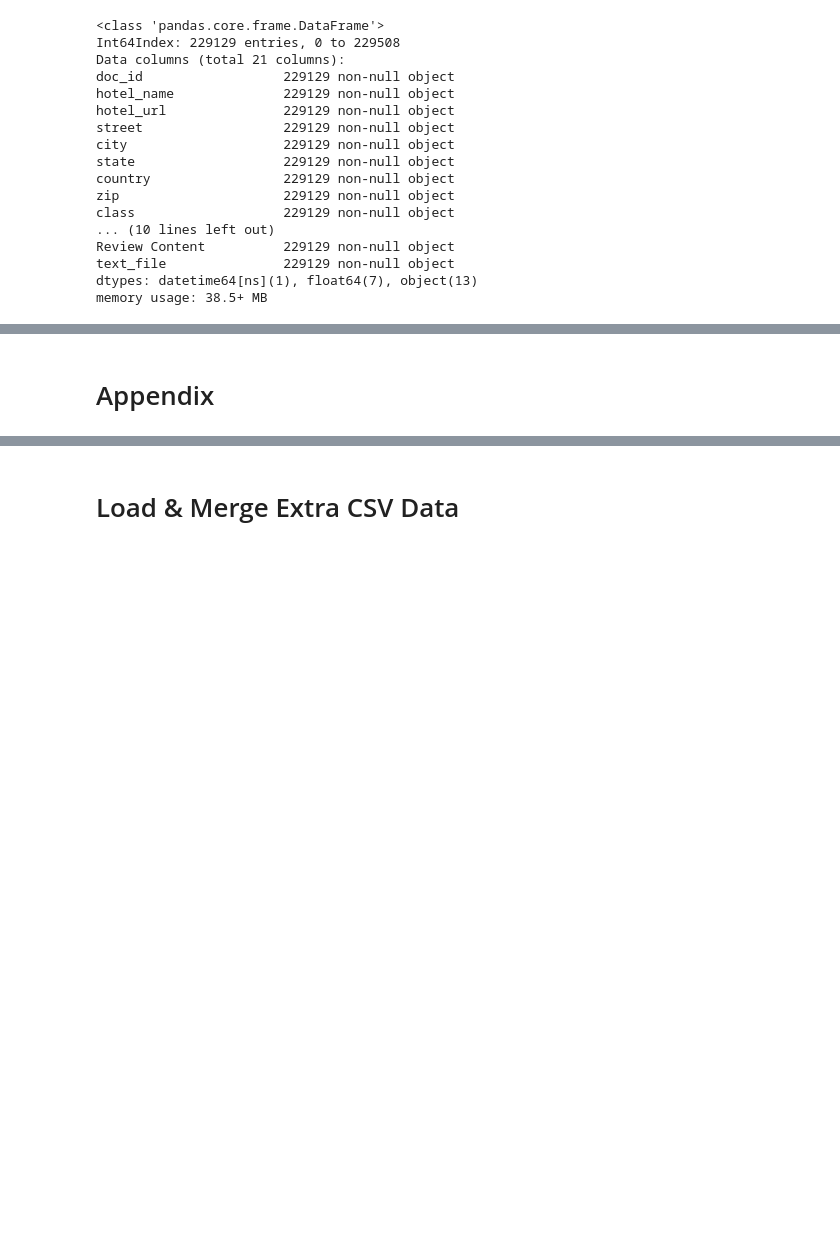
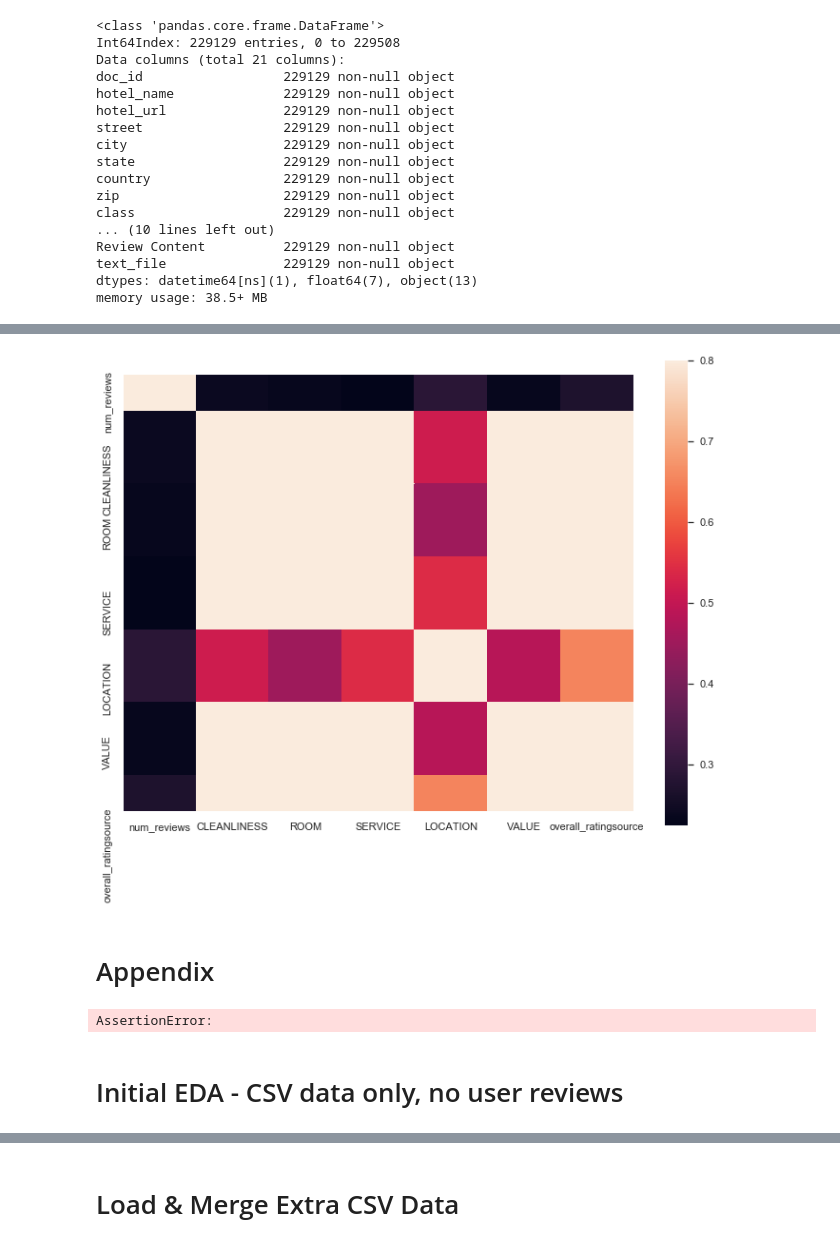
Before and after one commit to chelseanbr/between-the-lines, a Jupyter notebook: notebooks/second_nb_eda_modeling.ipynb, the cells around one changed output, grey strips where cells are left out. Cells and saved outputs as stored; diff of their text form; code cells hidden in the pictures; blank space fills up the shorter version.

```diff
--- a/notebooks/second_nb_eda_modeling.ipynb
+++ b/notebooks/second_nb_eda_modeling.ipynb
@@ -808,2 +818,13 @@ df_all_cities_cleaned_wreviews.sample(5)
+# %%
+hlp.plot_corr(df[num_cols])
+# %% [output]
+[figure, added]
 # %% [markdown]
 # Appendix
+# %%
+# don't go beyond here with Run All
+assert False
+# %% [output]
+AssertionError:
+# %% [markdown]
+# Initial EDA - CSV data only, no user reviews
```
Also changed, not shown: parts of 66 cells of this notebook, 3 other files.
